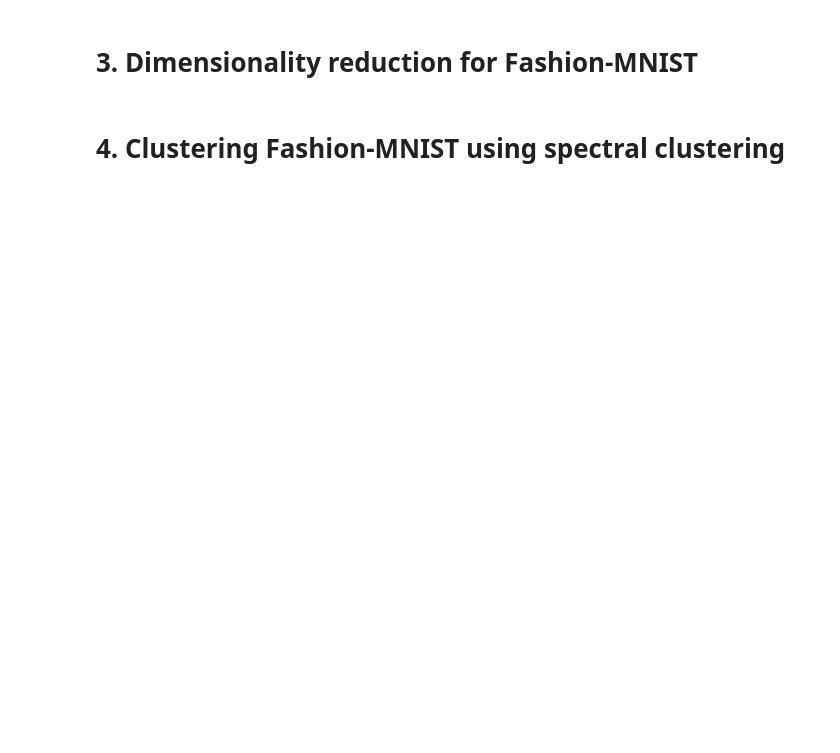
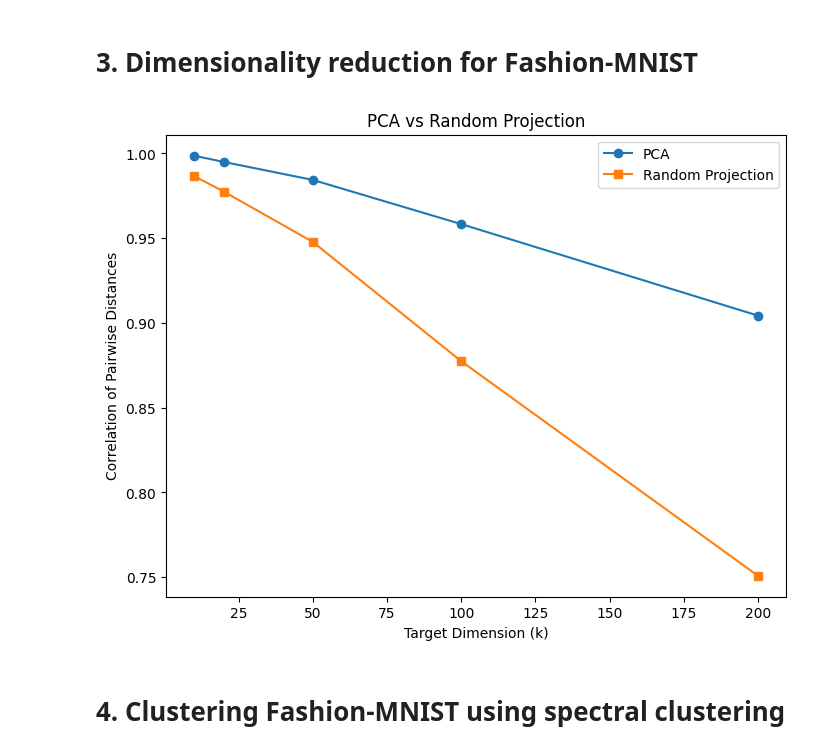
Before and after one commit to chanc3-m/project-2, a Jupyter notebook: project2.ipynb, the cells around one changed output. Drawn from its saved outputs; the diff is of its cells as text; code cells hidden in the pictures; blank space fills up the shorter version.

```diff
--- a/project2.ipynb
+++ b/project2.ipynb
@@ -194,6 +194,8 @@ from sklearn.metrics import pairwise_distances
 X, y = fetch_openml("Fashion-MNIST", version=1, as_frame=False, parser="auto", return_X_y=True)
 y = y.astype(int)
 
+# Reduce sample size for speed
+X = X[:5000]
 X = StandardScaler().fit_transform(X)
 
 original_pairwise = pairwise_distances(X)
@@ -211,33 +213,59 @@ pca100 = PCA(n_components=100)
 X_pca100 = pca100.fit_transform(X)
 pca100_pairwise = pairwise_distances(X_pca100)
 pca_correlations.append(np.corrcoef(original_pairwise.ravel(), pca100_pairwise.ravel())[0, 1])
 
 pca50 = PCA(n_components=50)
 X_pca50 = pca50.fit_transform(X)
 pca50_pairwise = pairwise_distances(X_pca50)
 pca_correlations.append(np.corrcoef(original_pairwise.ravel(), pca50_pairwise.ravel())[0, 1])
 
 pca20 = PCA(n_components=20)
 X_pca20 = pca20.fit_transform(X)
+pca20_pairwise = pairwise_distances(X_pca20)
+pca_correlations.append(np.corrcoef(original_pairwise.ravel(), pca20_pairwise.ravel())[0, 1])
 
 pca10 = PCA(n_components=10)
 X_pca10 = pca10.fit_transform(X)
+pca10_pairwise = pairwise_distances(X_pca10)
+pca_correlations.append(np.corrcoef(original_pairwise.ravel(), pca10_pairwise.ravel())[0, 1])
 
 # Random Projection
 rp200 = GaussianRandomProjection(n_components = 200)
 X_rp200 = rp200.fit_transform(X)
+rp200_pairwise = pairwise_distances(X_rp200)
+rp_correlations.append(np.corrcoef(original_pairwise.ravel(), rp200_pairwise.ravel())[0, 1])
 
 rp100 = GaussianRandomProjection(n_components = 100)
 X_rp100 = rp100.fit_transform(X)
+rp100_pairwise = pairwise_distances(X_rp100)
+rp_correlations.append(np.corrcoef(original_pairwise.ravel(), rp100_pairwise.ravel())[0, 1])
 
 rp50 = GaussianRandomProjection(n_components = 50)
 X_rp50 = rp50.fit_transform(X)
+rp50_pairwise = pairwise_distances(X_rp50)
+rp_correlations.append(np.corrcoef(original_pairwise.ravel(), rp50_pairwise.ravel())[0, 1])
 
 rp20 = GaussianRandomProjection(n_components = 20)
 X_rp20 = rp20.fit_transform(X)
+rp20_pairwise = pairwise_distances(X_rp20)
+rp_correlations.append(np.corrcoef(original_pairwise.ravel(), rp20_pairwise.ravel())[0, 1])
 
 rp10 = GaussianRandomProjection(n_components = 10)
 X_rp10 = rp10.fit_transform(X)
+rp10_pairwise = pairwise_distances(X_rp10)
+rp_correlations.append(np.corrcoef(original_pairwise.ravel(), rp10_pairwise.ravel())[0, 1])
+
+dims = [10, 20, 50, 100, 200]
+plt.figure(figsize=(8,6))
+plt.plot(dims, pca_correlations, marker="o", label="PCA")
+plt.plot(dims, rp_correlations, marker="s", label="Random Projection")
+plt.xlabel("Target Dimension (k)")
+plt.ylabel("Correlation of Pairwise Distances")
+plt.title("PCA vs Random Projection")
+plt.legend()
+plt.show()
+# %% [output]
+[figure, added]
 # %% [markdown]
 # 4. Clustering Fashion-MNIST using spectral clustering
 # %%
```
Also changed, not shown: parts of 1 cell of this notebook.
